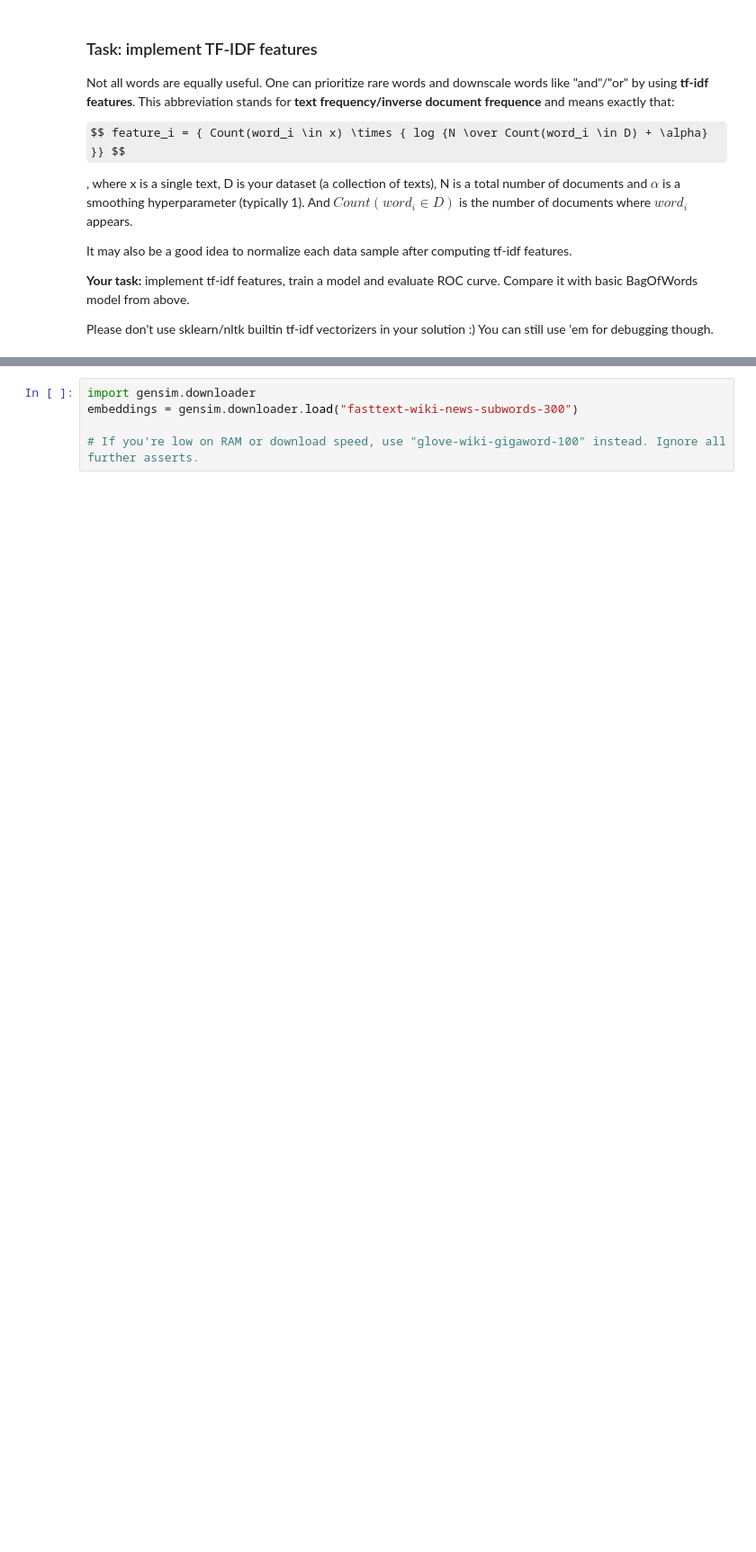
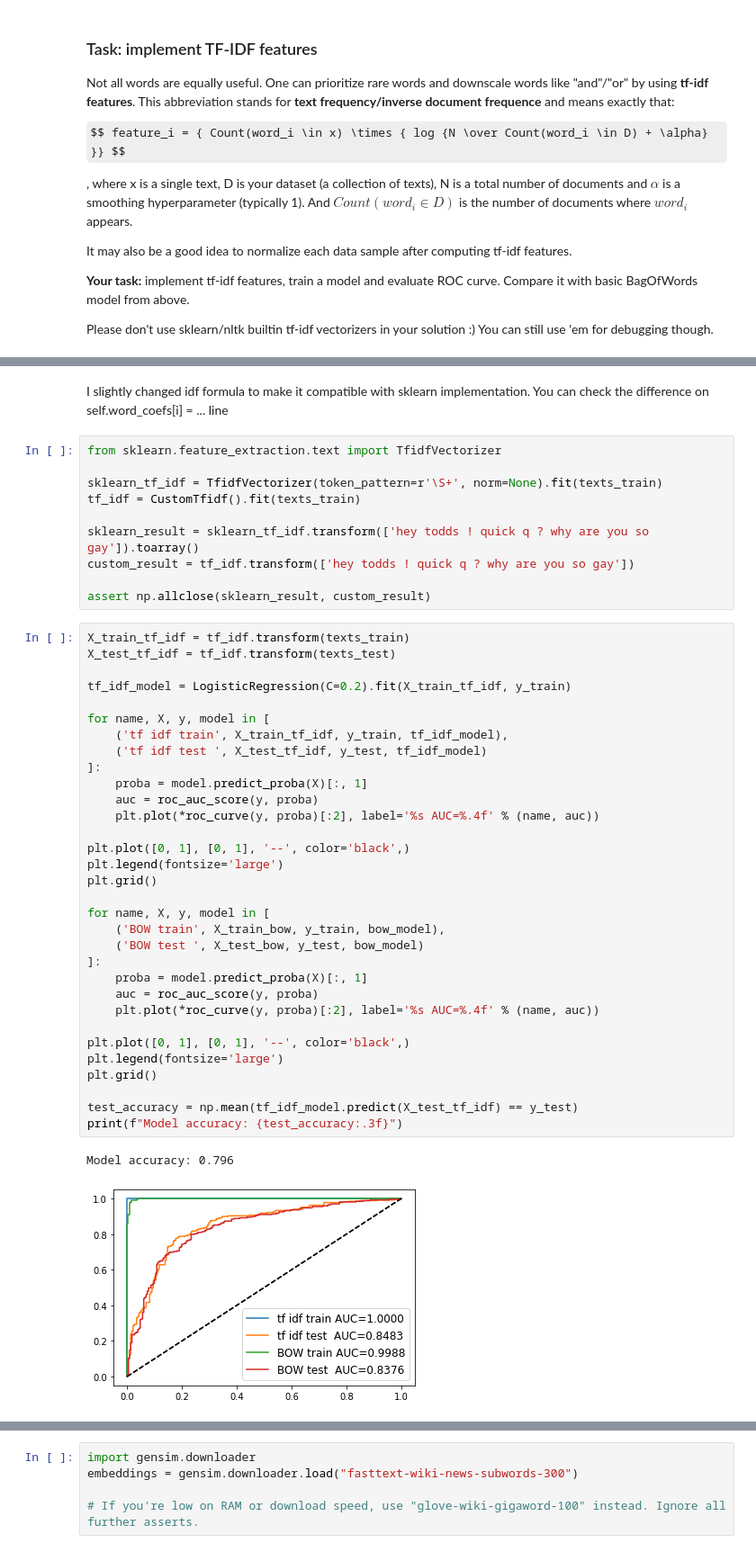
Before and after one commit to DmitryBelikov/nlp_course, a Jupyter notebook: week02_classification/homework_part1.ipynb, the cells around one changed output, grey strips where cells are left out. Shown at 90% size. Cells and saved outputs as stored; diff of their text form; some formulas as TeX source; blank space fills up the shorter version.

```diff
--- a/week02_classification/homework_part1.ipynb
+++ b/week02_classification/homework_part1.ipynb
@@ -234,0 +306,47 @@ Please don't use sklearn/nltk builtin tf-idf vectorizers in your solution :) You
+# %% [markdown]
+I slightly changed idf formula to make it compatible with sklearn implementation. You can check the difference on self.word_coefs[i] = ... line
+# %%
+from sklearn.feature_extraction.text import TfidfVectorizer
+
+sklearn_tf_idf = TfidfVectorizer(token_pattern=r'\S+', norm=None).fit(texts_train)
+tf_idf = CustomTfidf().fit(texts_train)
+
+sklearn_result = sklearn_tf_idf.transform(['hey todds ! quick q ? why are you so gay']).toarray()
+custom_result = tf_idf.transform(['hey todds ! quick q ? why are you so gay'])
+
+assert np.allclose(sklearn_result, custom_result)
+# %%
+X_train_tf_idf = tf_idf.transform(texts_train)
+X_test_tf_idf = tf_idf.transform(texts_test)
+
+tf_idf_model = LogisticRegression(C=0.2).fit(X_train_tf_idf, y_train)
+
+for name, X, y, model in [
+    ('tf idf train', X_train_tf_idf, y_train, tf_idf_model),
+    ('tf idf test ', X_test_tf_idf, y_test, tf_idf_model)
+]:
+    proba = model.predict_proba(X)[:, 1]
+    auc = roc_auc_score(y, proba)
+    plt.plot(*roc_curve(y, proba)[:2], label='%s AUC=%.4f' % (name, auc))
+
+plt.plot([0, 1], [0, 1], '--', color='black',)
+plt.legend(fontsize='large')
+plt.grid()
+
+for name, X, y, model in [
+    ('BOW train', X_train_bow, y_train, bow_model),
+    ('BOW test ', X_test_bow, y_test, bow_model)
+]:
+    proba = model.predict_proba(X)[:, 1]
+    auc = roc_auc_score(y, proba)
+    plt.plot(*roc_curve(y, proba)[:2], label='%s AUC=%.4f' % (name, auc))
+
+plt.plot([0, 1], [0, 1], '--', color='black',)
+plt.legend(fontsize='large')
+plt.grid()
+
+test_accuracy = np.mean(tf_idf_model.predict(X_test_tf_idf) == y_test)
+print(f"Model accuracy: {test_accuracy:.3f}")
+# %% [output]
+Model accuracy: 0.796
+[figure, added]
```
Also changed, not shown: parts of 13 cells of this notebook, 2 other files.
